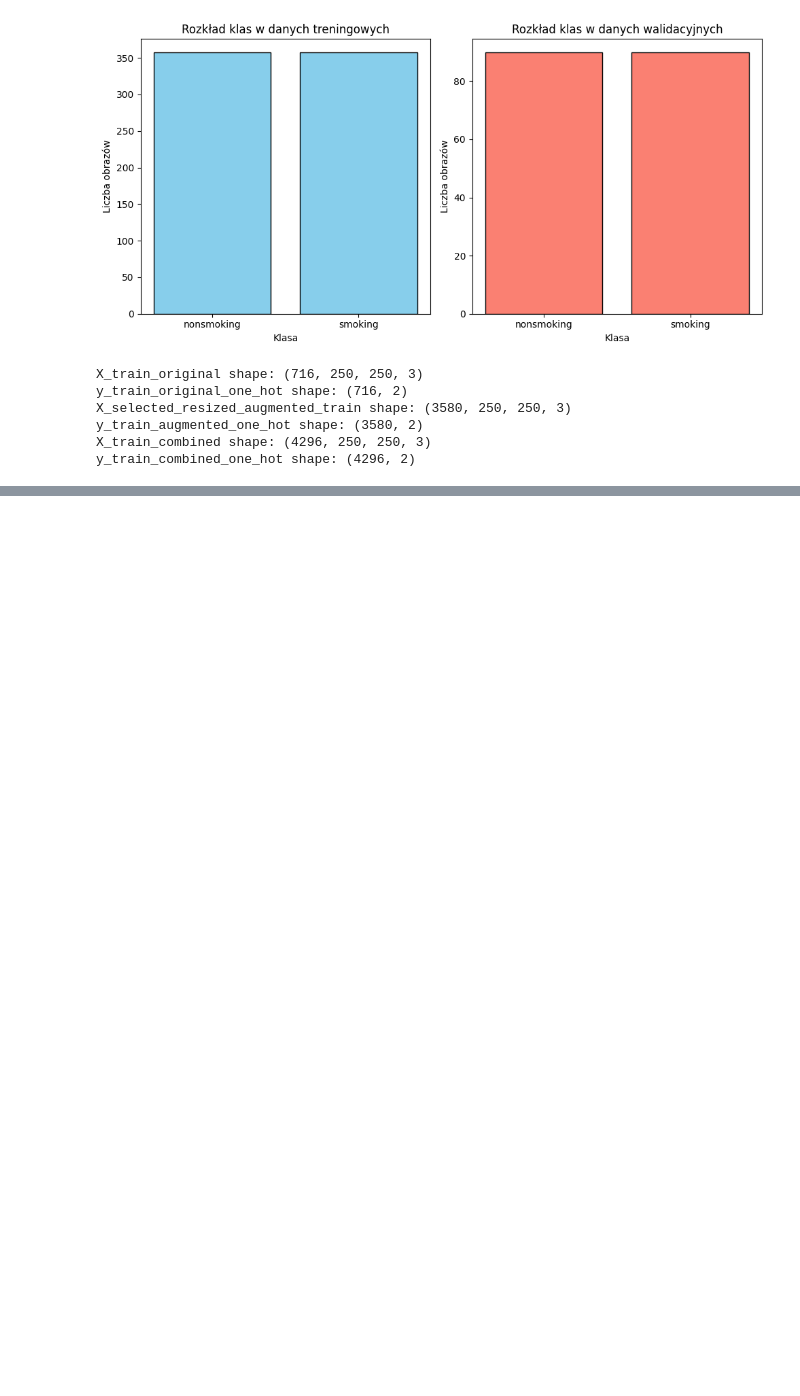
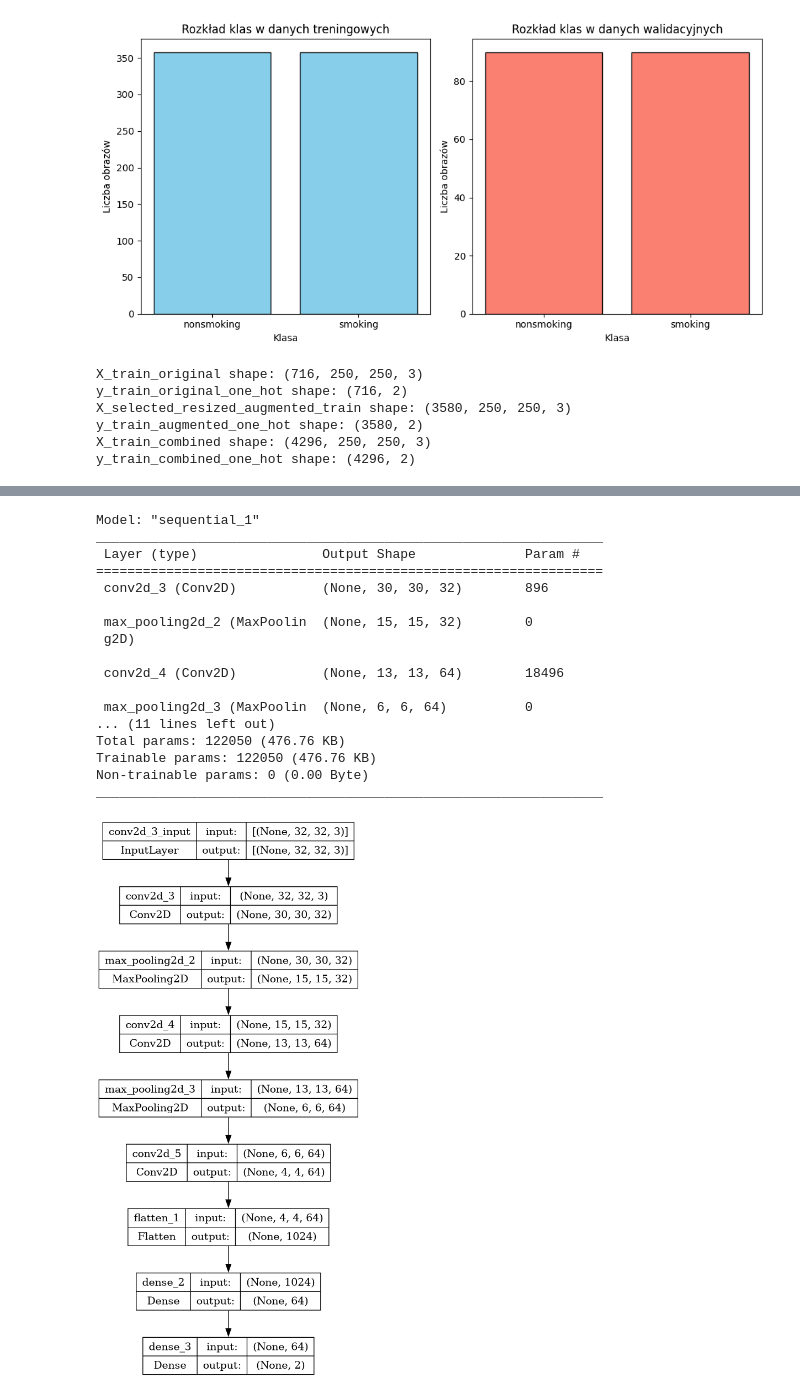
Before and after one commit to jroznerski/smokers_detection, a Jupyter notebook: smoker-detection-notebook.ipynb, the cells around one changed output, grey strips where cells are left out. Drawn from its saved outputs; the diff is of its cells as text; code cells hidden in the pictures; blank space fills up the shorter version.

```diff
--- a/smoker-detection-notebook.ipynb
+++ b/smoker-detection-notebook.ipynb
@@ -133,8 +134,7 @@ X_selected_resized_augmented_train = []
 num_augmentations = 5
 
 for img in selected_images_generator_train:
-    resized_img = tf.image.resize(img, (250, 250), preserve_aspect_ratio=True).numpy()
-    augmented_images = [datagen.random_transform(resized_img) for _ in range(num_augmentations)]
+    augmented_images = [datagen.random_transform(img) for _ in range(num_augmentations)]
     X_selected_resized_augmented_train.extend(augmented_images)
 
 X_selected_resized_augmented_train = np.array(X_selected_resized_augmented_train)
@@ -156,13 +156,16 @@ X_selected_resized_augmented_train shape: (3580, 250, 250, 3)
 y_train_augmented_one_hot shape: (3580, 2)
 X_train_combined shape: (4296, 250, 250, 3)
 y_train_combined_one_hot shape: (4296, 2)
+# %%
+X_train = tf.image.resize(X_train_combined, (32, 32)).numpy()
+X_val = tf.image.resize(X_val, (32, 32)).numpy()
+X_test = tf.image.resize(X_test, (32, 32)).numpy()
 # %%
-X_train = X_train_combined
 y_train = y_train_combined_one_hot
 y_val = y_val_one_hot
 
 print("X_train shape:", X_train.shape)
 print("X_val shape:", X_val.shape)
-print("y_train_one_hot shape:", y_train.shape)  # Zaktualizowana etykieta
+print("y_train_one_hot shape:", y_train.shape)
 print("y_val_one_hot shape:", y_val.shape)
 # %% [output]
@@ -171,9 +174,8 @@ X_val shape: (180, 250, 250, 3)
 y_train_one_hot shape: (4296, 2)
 y_val_one_hot shape: (180, 2)
 # %%
-Należy zmienić rozmiar obazów na mniejsze!
 model = tf.keras.models.Sequential([
-    tf.keras.layers.Conv2D(32, (3, 3), activation='relu', input_shape=(250, 250, 3)),
+    tf.keras.layers.Conv2D(32, (3, 3), activation='relu', input_shape=(32, 32, 3)),
     tf.keras.layers.MaxPooling2D(2, 2),
     tf.keras.layers.Conv2D(64, (3, 3), activation='relu'),
     tf.keras.layers.MaxPooling2D(2, 2),
@@ -183,7 +185,6 @@ model = tf.keras.models.Sequential([
     tf.keras.layers.Dense(2, activation='softmax')
 ])
 
-
 model.compile(optimizer='adam',
               loss='categorical_crossentropy',
               metrics=['accuracy'])
@@ -202,0 +216,23 @@ Epoch 4/100
+# %%
+#NN visualization
+model.summary()
+plot_model(model, to_file='cnn_plot.png', show_shapes=True, show_layer_names=True)
+# %% [output]
+Model: "sequential_1"
+_________________________________________________________________
+ Layer (type)                Output Shape              Param #
+=================================================================
+ conv2d_3 (Conv2D)           (None, 30, 30, 32)        896
+
+ max_pooling2d_2 (MaxPoolin  (None, 15, 15, 32)        0
+ g2D)
+
+ conv2d_4 (Conv2D)           (None, 13, 13, 64)        18496
+
+ max_pooling2d_3 (MaxPoolin  (None, 6, 6, 64)          0
+... (11 lines left out)
+Total params: 122050 (476.76 KB)
+Trainable params: 122050 (476.76 KB)
+Non-trainable params: 0 (0.00 Byte)
+_________________________________________________________________
+[figure, added]
```
Also changed, not shown: parts of 17 cells of this notebook.
